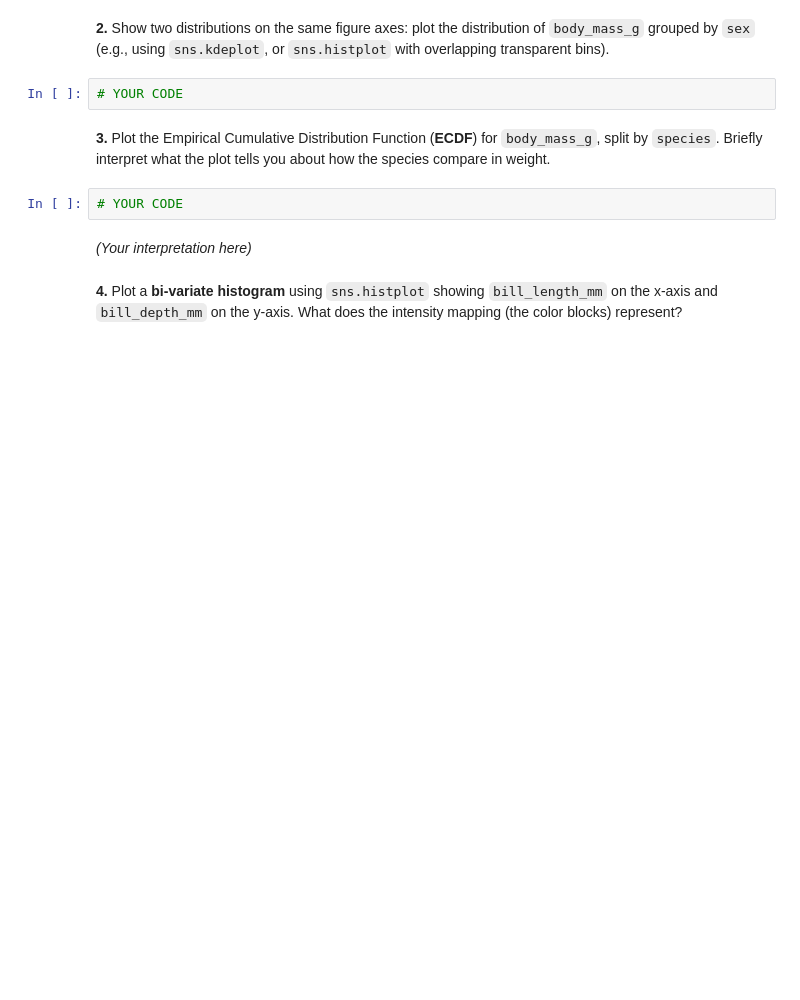
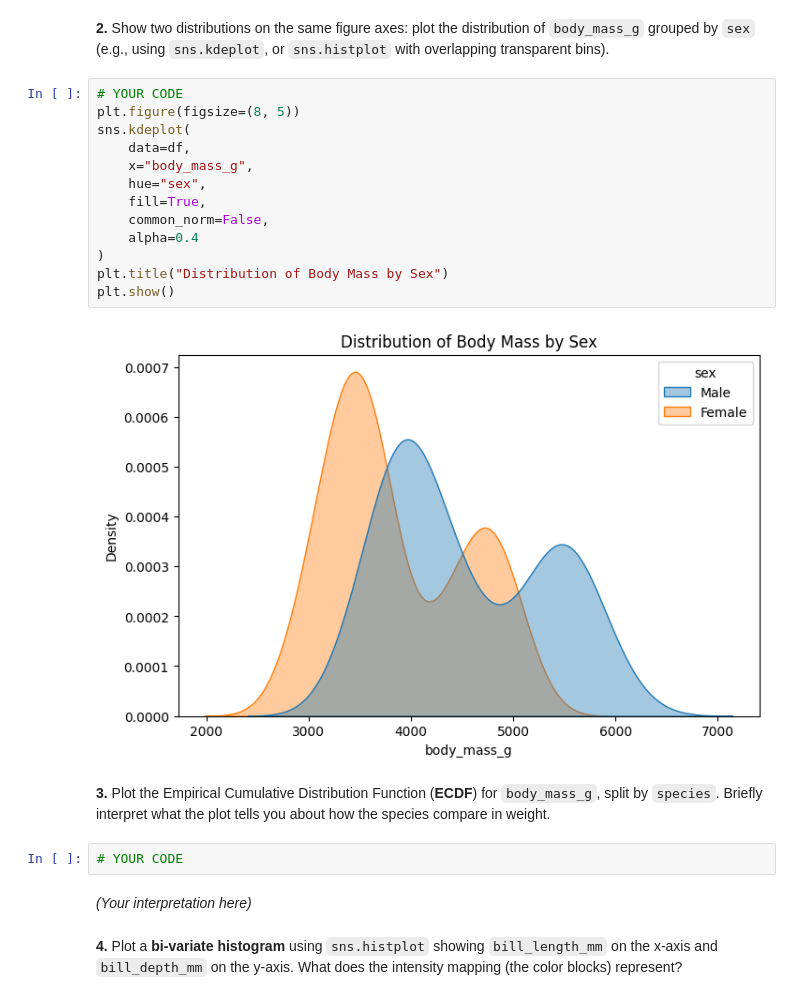
Before and after one commit to az1800/B5, a Jupyter notebook: Student/W2/Exercises/m3-2_exercise.ipynb, the cells around one changed output. Cells and saved outputs as stored; diff of their text form; blank space fills up the shorter version.

```diff
--- a/Student/W2/Exercises/m3-2_exercise.ipynb
+++ b/Student/W2/Exercises/m3-2_exercise.ipynb
@@ -110,8 +116,21 @@ plt.show()
 
 
 **2.** Show two distributions on the same figure axes: plot the distribution of `body_mass_g` grouped by `sex` (e.g., using `sns.kdeplot`, or `sns.histplot` with overlapping transparent bins).
-# %%
-# YOUR CODE
+# %%
+# YOUR CODE
+plt.figure(figsize=(8, 5))
+sns.kdeplot(
+    data=df,
+    x="body_mass_g",
+    hue="sex",
+    fill=True,
+    common_norm=False,
+    alpha=0.4
+)
+plt.title("Distribution of Body Mass by Sex")
+plt.show()
+# %% [output]
+[figure, added]
 # %% [markdown]
 
 
```
Also changed, not shown: parts of 5 cells of this notebook.
